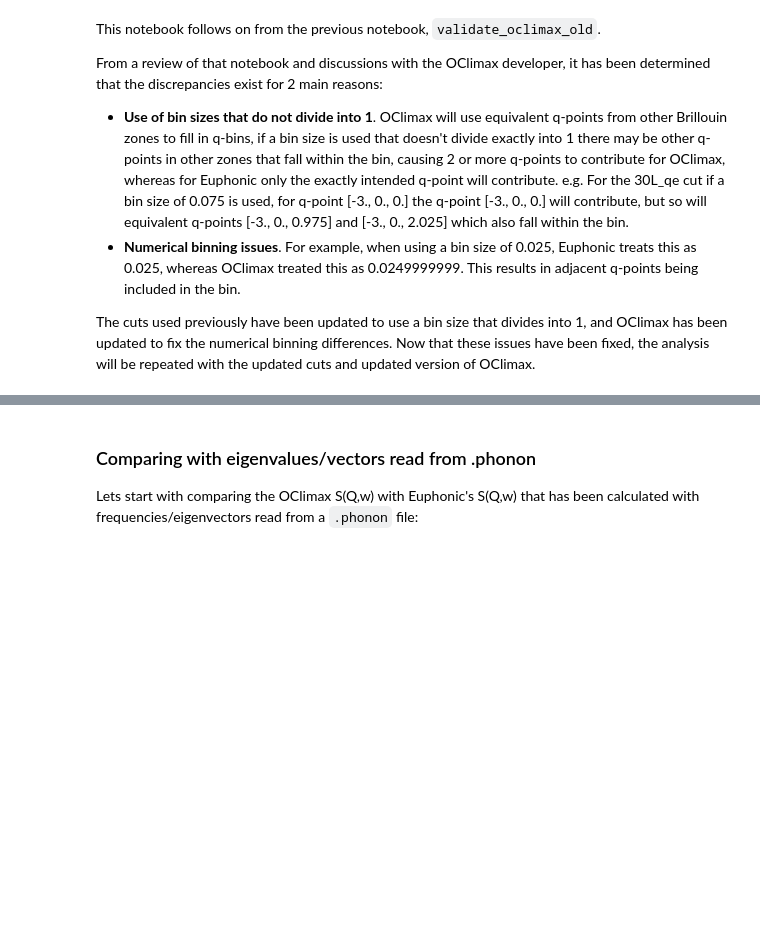
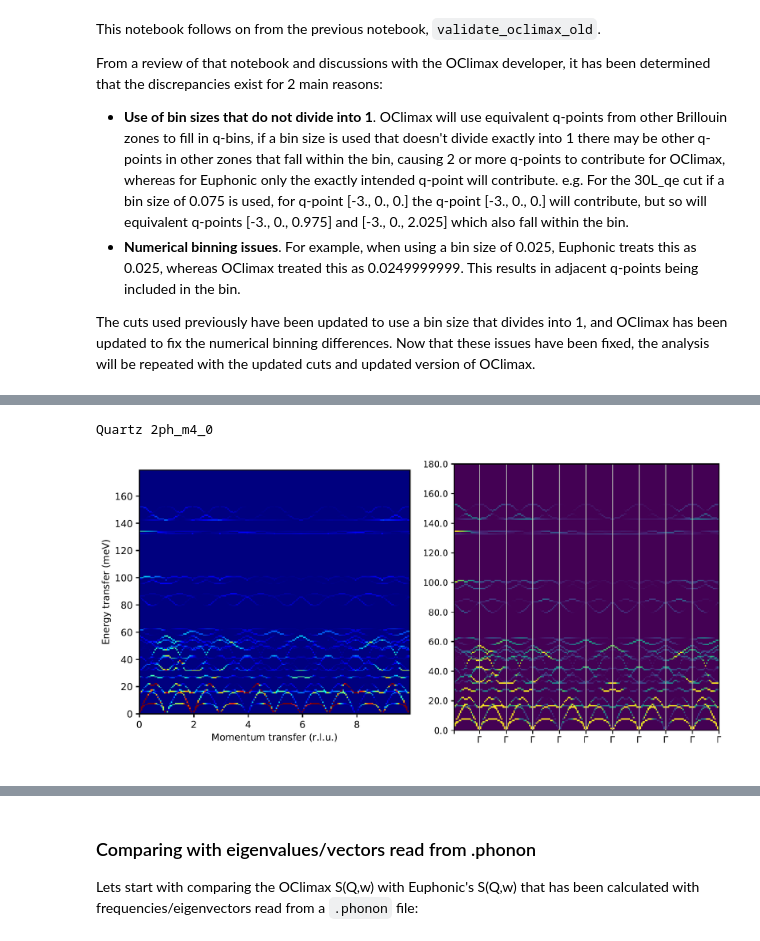
Before and after one commit to pace-neutrons/euphonic-validation, a Jupyter notebook: shared/compare_data/validate_oclimax.ipynb, the cells around one changed output, grey strips where cells are left out. Saved outputs shown, nothing was run; the diff lists cells and outputs as text; code cells hidden in the pictures; blank space fills up the shorter version.

Commit message:
Update image display in notebooks and HTML outputs

```diff
--- a/shared/compare_data/validate_oclimax.ipynb
+++ b/shared/compare_data/validate_oclimax.ipynb
@@ -39,0 +22,7 @@ By just looking at the S(Q,w) plots for both OClimax (left) and Euphonic (left)
+# %%
+from IPython.display import Image
+print('Quartz 2ph_m4_0')
+Image(filename='images/quartz_2ph_m4_0.png')
+# %% [output]
+Quartz 2ph_m4_0
+[figure, added]
```
Also changed, not shown: parts of 12 cells of this notebook, 4 other files.
